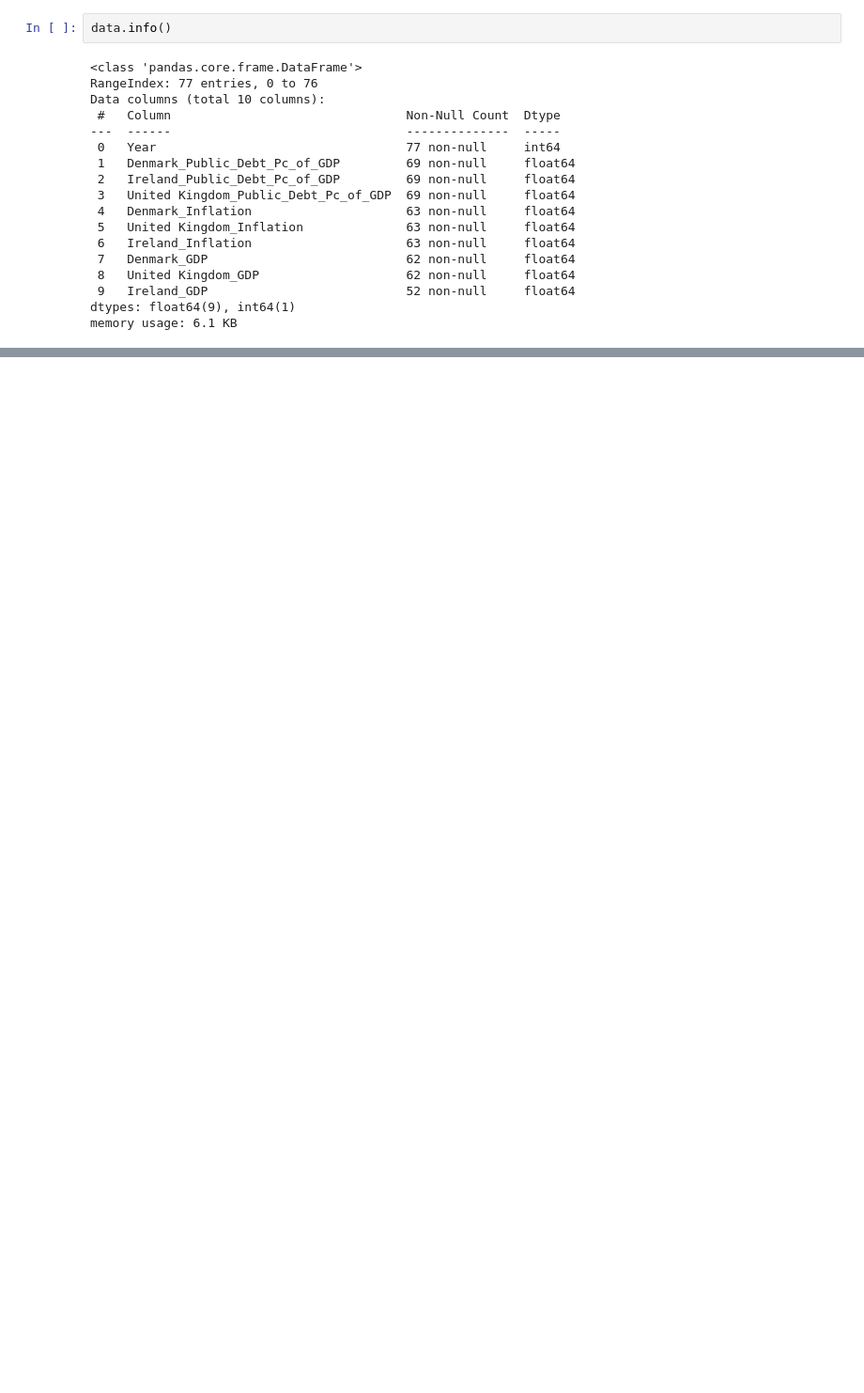
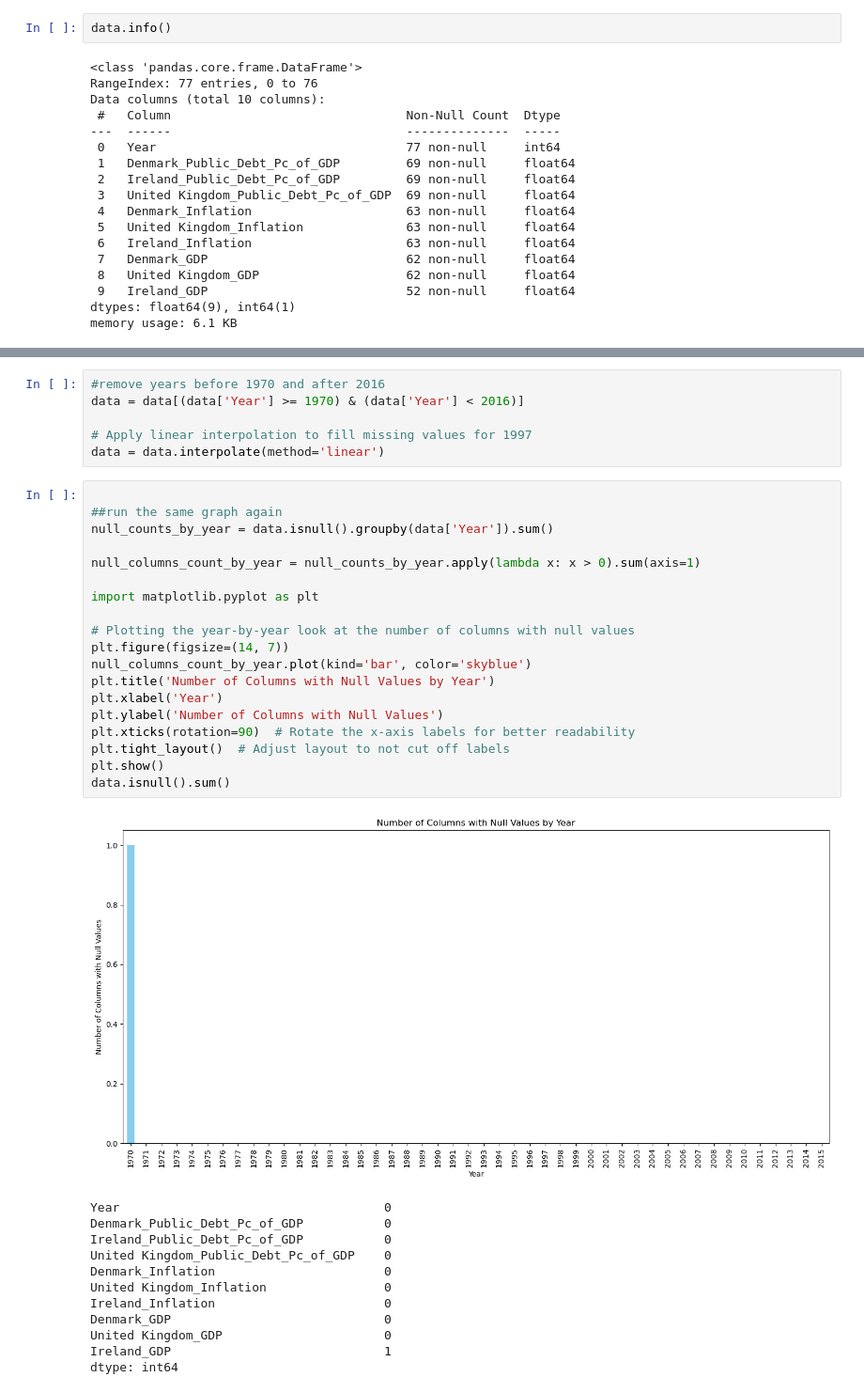
Before and after one commit to sbs23014/Capstone_Project, a Jupyter notebook: 2. Initial Data Exploration.ipynb, the cells around one changed output, grey strips where cells are left out. Shown at 94% size. Cells and saved outputs as stored; diff of their text form; blank space fills up the shorter version.

```diff
--- a/2. Initial Data Exploration.ipynb
+++ b/2. Initial Data Exploration.ipynb
@@ -79,0 +127,38 @@ data.describe()
+# %%
+#remove years before 1970 and after 2016
+data = data[(data['Year'] >= 1970) & (data['Year'] < 2016)]
+
+# Apply linear interpolation to fill missing values for 1997
+data = data.interpolate(method='linear')
+# %%
+
+##run the same graph again
+null_counts_by_year = data.isnull().groupby(data['Year']).sum()
+
+null_columns_count_by_year = null_counts_by_year.apply(lambda x: x > 0).sum(axis=1)
+
+import matplotlib.pyplot as plt
+
+# Plotting the year-by-year look at the number of columns with null values
+plt.figure(figsize=(14, 7))
+null_columns_count_by_year.plot(kind='bar', color='skyblue')
+plt.title('Number of Columns with Null Values by Year')
+plt.xlabel('Year')
+plt.ylabel('Number of Columns with Null Values')
+plt.xticks(rotation=90)  # Rotate the x-axis labels for better readability
+plt.tight_layout()  # Adjust layout to not cut off labels
+plt.show()
+data.isnull().sum()
+# %% [output]
+[figure, added]
+Year                                    0
+Denmark_Public_Debt_Pc_of_GDP           0
+Ireland_Public_Debt_Pc_of_GDP           0
+United Kingdom_Public_Debt_Pc_of_GDP    0
+Denmark_Inflation                       0
+United Kingdom_Inflation                0
+Ireland_Inflation                       0
+Denmark_GDP                             0
+United Kingdom_GDP                      0
+Ireland_GDP                             1
+dtype: int64
```
Also changed, not shown: parts of 28 cells of this notebook, 1 other file.
